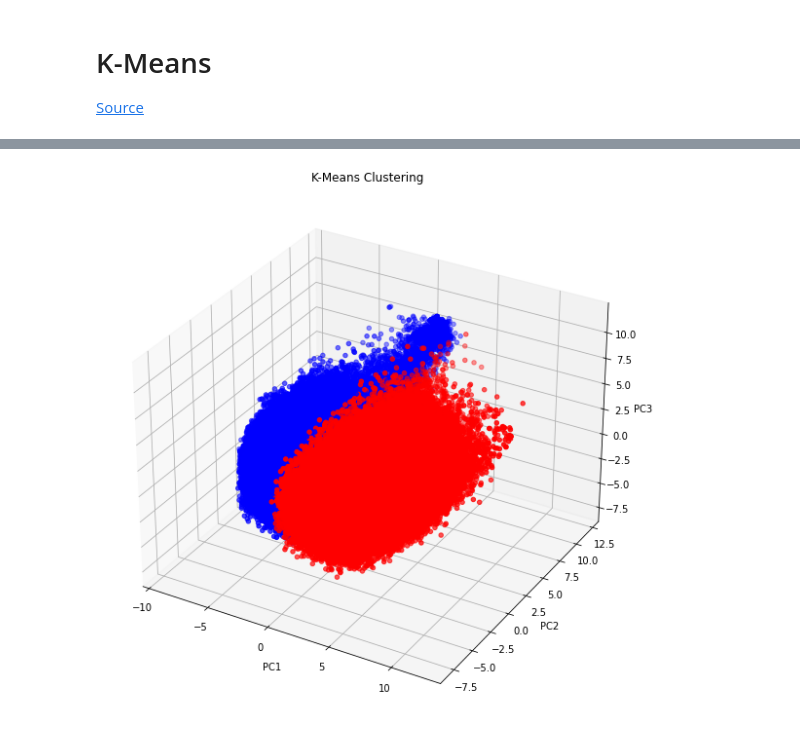
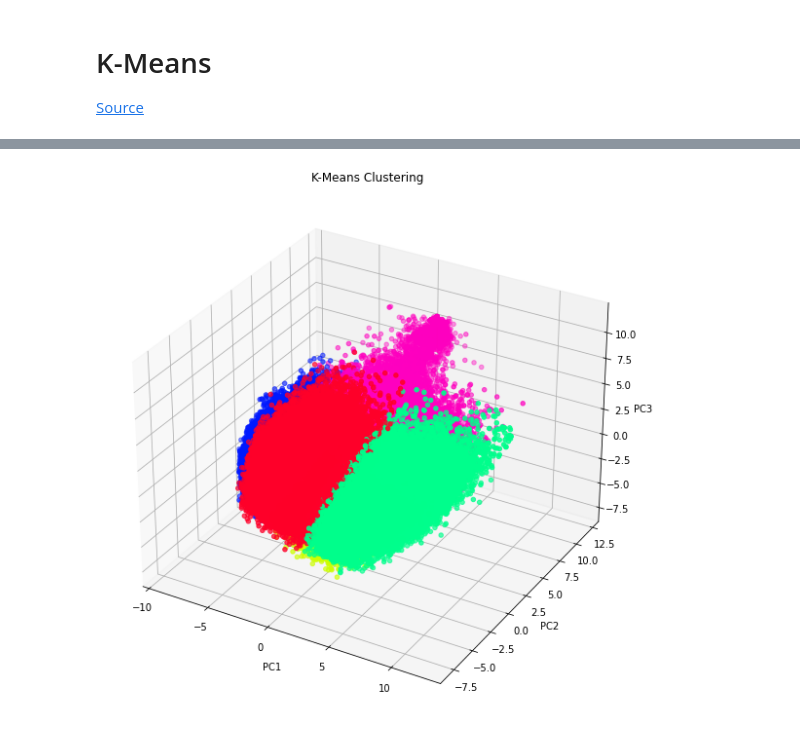
Before and after one commit to CodingPenguin1/Data-Analysis, a Jupyter notebook: unsupervised/ocean.ipynb, the cells around one changed output, grey strips where cells are left out. Drawn from its saved outputs; the diff is of its cells as text; code cells hidden in the pictures.

```diff
--- a/unsupervised/ocean.ipynb
+++ b/unsupervised/ocean.ipynb
@@ -169,7 +171,7 @@ plt.show()
 
 [Source](https://thatascience.com/learn-machine-learning/k-means/)
 # %%
-km = KMeans(n_clusters=2)
+km = KMeans(n_clusters=5)
 clusters = km.fit_predict(data_df)
 # %%
 loadings = pd.DataFrame(principal.components_.T, columns=x.columns.values, index=data_df.columns.values)
@@ -204,12 +187,12 @@ Text(0, 0.5, 'PC2')
 # %%
 fig = plt.figure(figsize=(10, 10))
 ax = fig.add_subplot(111, projection='3d')
-scatter = ax.scatter(x['PC1'], x['PC2'], x['PC3'], c=clusters, cmap='bwr')
+scatter = ax.scatter(x['PC1'], x['PC2'], x['PC3'], c=clusters, cmap='gist_rainbow')
 
 ax.set_title('K-Means Clustering')
 ax.set_xlabel('PC1')
 ax.set_ylabel('PC2')
 ax.set_zlabel('PC3')
 plt.show()
 # %% [output]
-[figure, old version]
+[figure, new version]
```
Also changed, not shown: parts of 3 cells of this notebook.
